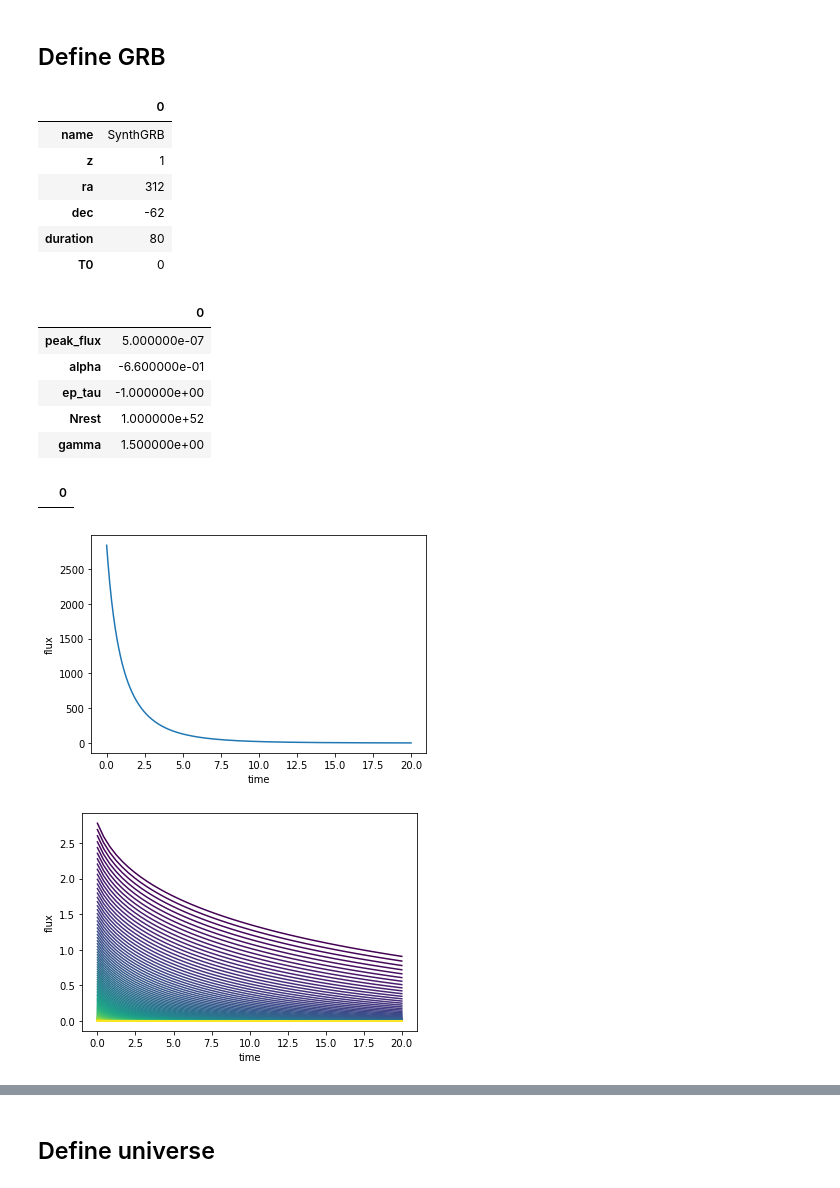
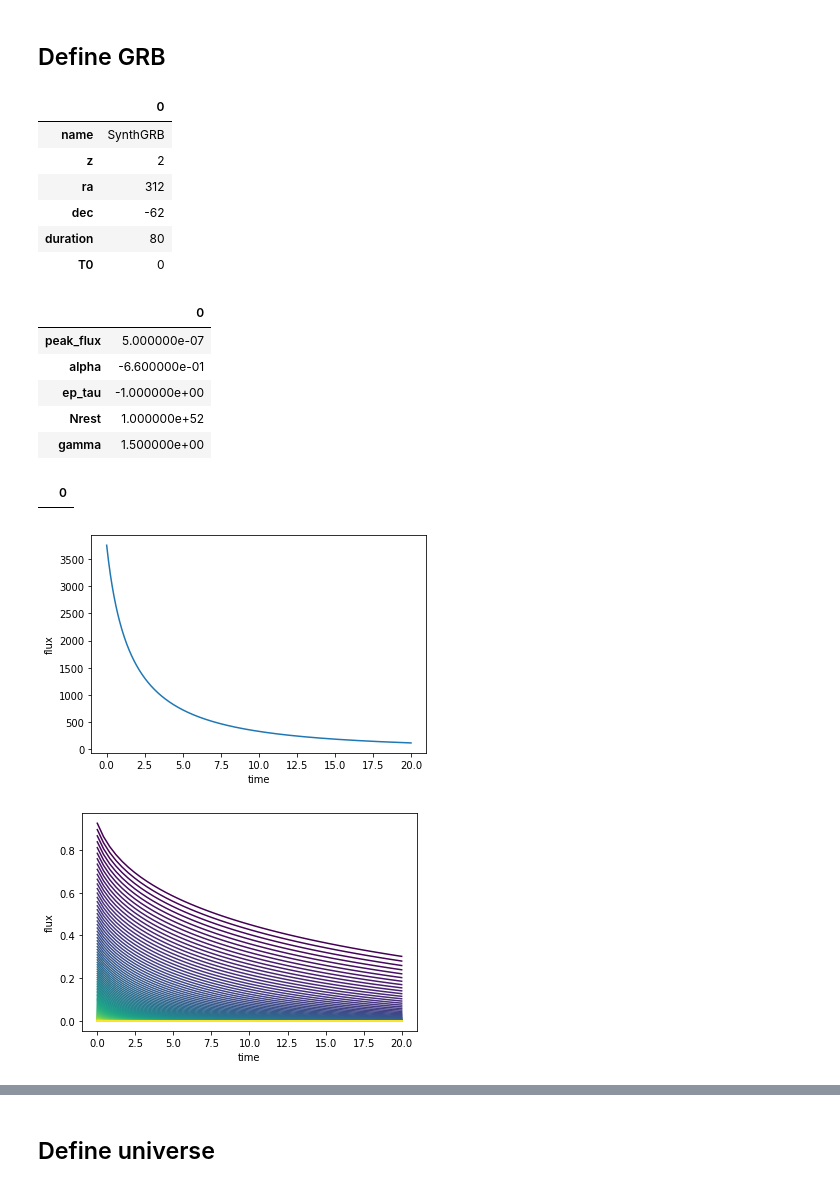
Before and after one commit to grburgess/zusammen, a Jupyter notebook: examples/single_grb.ipynb, the cells around one changed output, grey strips where cells are left out. Saved outputs shown, nothing was run; the diff lists cells and outputs as text; code cells hidden in the pictures.

```diff
--- a/examples/single_grb.ipynb
+++ b/examples/single_grb.ipynb
@@ -90,23 +73,23 @@ from corr_cpl.corr_cpl_grb import GBMGRB_CORR_CPL
 # %%
 grb = GBMGRB_CORR_CPL(
     ra=312.0,
     dec=-62.0,
-    z=1.0,
+    z=2.0,
     peak_flux=5e-7,
     alpha=-0.66,
     ep=300.0,
     ep_tau=-1.0,
     Nrest=1e52,
     gamma=1.5,
     duration=80.0,
     T0=0.,
 )
 
 grb.info()
 # %% [output]
 |  | 0 |
 | name | SynthGRB |
-| z | 1 |
+| z | 2 |
 | ra | 312 |
 | dec | -62 |
 | duration | 80 |
@@ -123,14 +106,14 @@ time = np.linspace(0, 20, 500)
 
 grb.display_energy_integrated_light_curve(time);
 # %% [output]
-[figure, old version]
+[figure, new version]
 # %%
 time = np.linspace(0, 20)
 energy = np.logspace(1, 3, 100)
 
 grb.display_energy_dependent_light_curve(time, energy, cmap='viridis')
 # %% [output]
-[figure, old version]
+[figure, new version]
 # %%
 time = np.linspace(0, 10, 10)
 energy = np.logspace(1, 4, 100)
```
Also changed, not shown: parts of 13 cells of this notebook.
